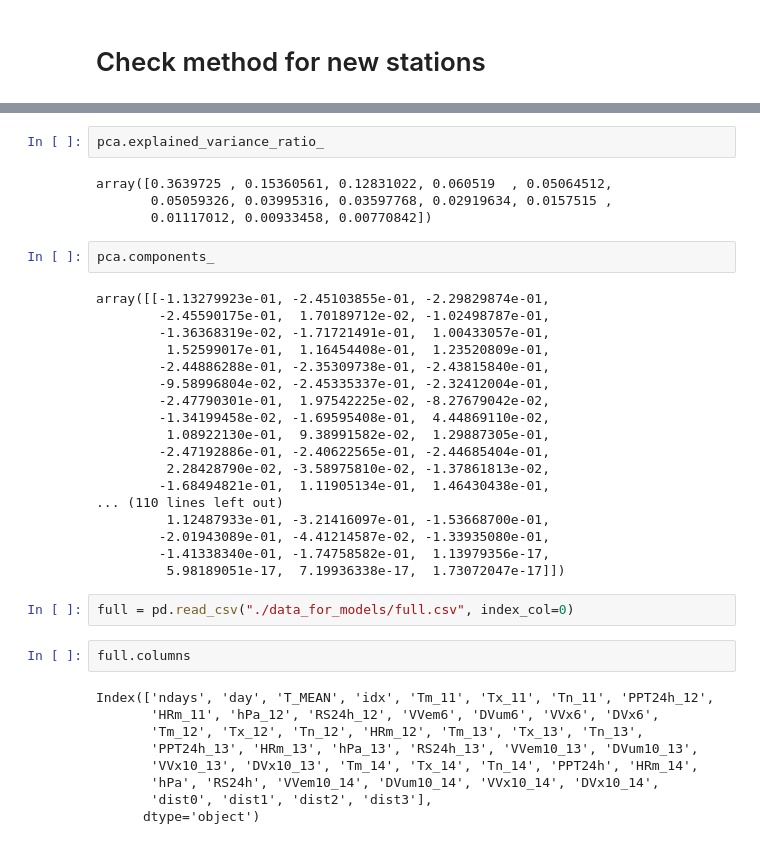
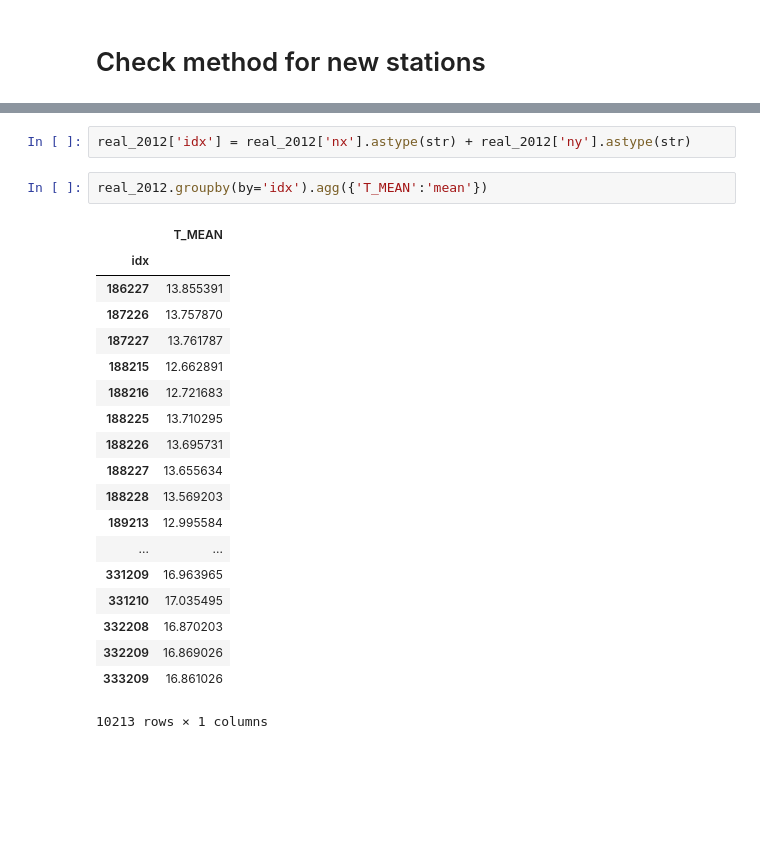
Before and after one commit to BielStela/climate_challenge, a Jupyter notebook: Untitled.ipynb, the cells around one changed output, grey strips where cells are left out. Cells and saved outputs as stored; diff of their text form; blank space fills up the shorter version.

```diff
--- a/Untitled.ipynb
+++ b/Untitled.ipynb
@@ -401,39 +301,24 @@ values_reduced = pca.fit_transform(values)
-# %%
-pca.explained_variance_ratio_
-# %% [output]
-array([0.3639725 , 0.15360561, 0.12831022, 0.060519  , 0.05064512,
-       0.05059326, 0.03995316, 0.03597768, 0.02919634, 0.0157515 ,
-       0.01117012, 0.00933458, 0.00770842])
-# %%
-pca.components_
-# %% [output]
-array([[-1.13279923e-01, -2.45103855e-01, -2.29829874e-01,
-        -2.45590175e-01,  1.70189712e-02, -1.02498787e-01,
-        -1.36368319e-02, -1.71721491e-01,  1.00433057e-01,
-         1.52599017e-01,  1.16454408e-01,  1.23520809e-01,
-        -2.44886288e-01, -2.35309738e-01, -2.43815840e-01,
-        -9.58996804e-02, -2.45335337e-01, -2.32412004e-01,
-        -2.47790301e-01,  1.97542225e-02, -8.27679042e-02,
-        -1.34199458e-02, -1.69595408e-01,  4.44869110e-02,
-         1.08922130e-01,  9.38991582e-02,  1.29887305e-01,
-        -2.47192886e-01, -2.40622565e-01, -2.44685404e-01,
-         2.28428790e-02, -3.58975810e-02, -1.37861813e-02,
-        -1.68494821e-01,  1.11905134e-01,  1.46430438e-01,
-... (110 lines left out)
-         1.12487933e-01, -3.21416097e-01, -1.53668700e-01,
-        -2.01943089e-01, -4.41214587e-02, -1.33935080e-01,
-        -1.41338340e-01, -1.74758582e-01,  1.13979356e-17,
-         5.98189051e-17,  7.19936338e-17,  1.73072047e-17]])
-# %%
-full = pd.read_csv("./data_for_models/full.csv", index_col=0)
-# %%
-full.columns
-# %% [output]
-Index(['ndays', 'day', 'T_MEAN', 'idx', 'Tm_11', 'Tx_11', 'Tn_11', 'PPT24h_12',
-       'HRm_11', 'hPa_12', 'RS24h_12', 'VVem6', 'DVum6', 'VVx6', 'DVx6',
-       'Tm_12', 'Tx_12', 'Tn_12', 'HRm_12', 'Tm_13', 'Tx_13', 'Tn_13',
-       'PPT24h_13', 'HRm_13', 'hPa_13', 'RS24h_13', 'VVem10_13', 'DVum10_13',
-       'VVx10_13', 'DVx10_13', 'Tm_14', 'Tx_14', 'Tn_14', 'PPT24h', 'HRm_14',
-       'hPa', 'RS24h', 'VVem10_14', 'DVum10_14', 'VVx10_14', 'DVx10_14',
-       'dist0', 'dist1', 'dist2', 'dist3'],
-      dtype='object')
+# %%
+real_2012['idx'] = real_2012['nx'].astype(str) + real_2012['ny'].astype(str)
+# %%
+real_2012.groupby(by='idx').agg({'T_MEAN':'mean'})
+# %% [output]
+|  | T_MEAN |
+| idx |  |
+| 186227 | 13.855391 |
+| 187226 | 13.757870 |
+| 187227 | 13.761787 |
+| 188215 | 12.662891 |
+| 188216 | 12.721683 |
+| 188225 | 13.710295 |
+| 188226 | 13.695731 |
+| 188227 | 13.655634 |
+| 188228 | 13.569203 |
+| 189213 | 12.995584 |
+| ... | ... |
+| 331209 | 16.963965 |
+| 331210 | 17.035495 |
+| 332208 | 16.870203 |
+| 332209 | 16.869026 |
+| 333209 | 16.861026 |
+10213 rows × 1 columns
```
Also changed, not shown: parts of 26 cells of this notebook.
